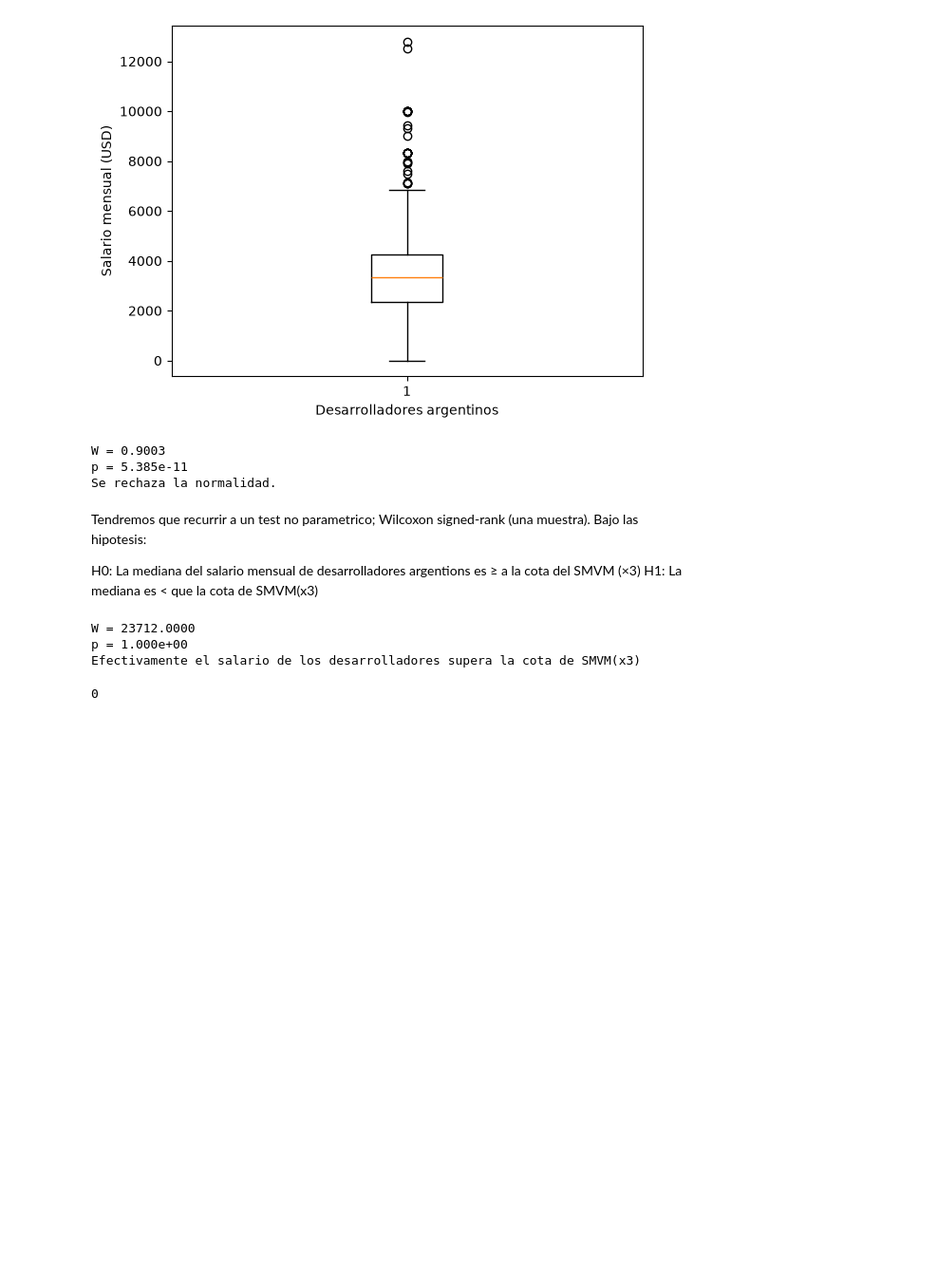
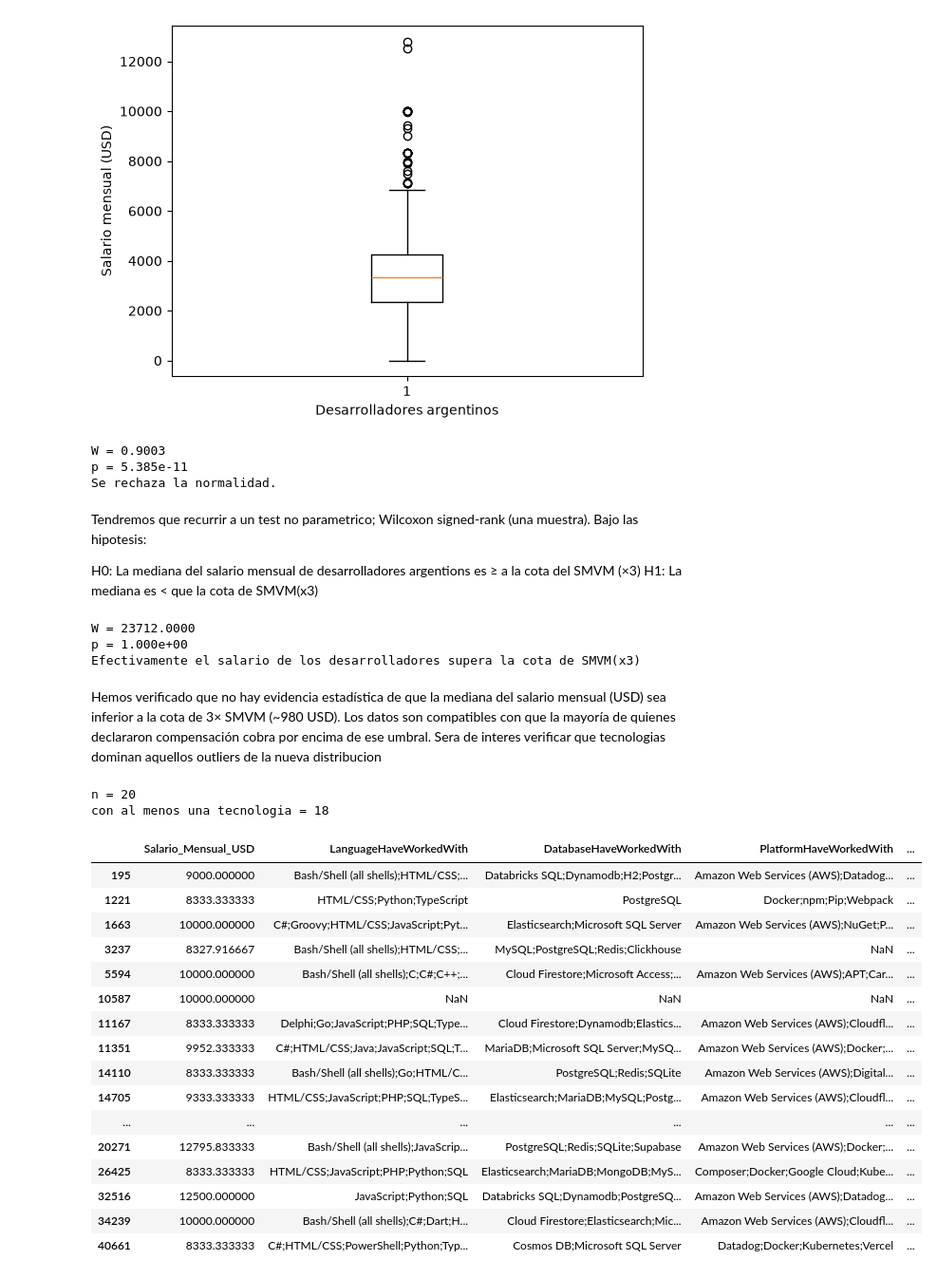
Before and after one commit to MateoGarrido13/StackOverflow-G23, a Jupyter notebook: Grupo23-Fund_C_Datos-StackOverflow.ipynb, the cells around one changed output. Shown at 95% size. Cells and saved outputs as stored; diff of their text form; code cells hidden in the pictures; blank space fills up the shorter version.

```diff
--- a/Grupo23-Fund_C_Datos-StackOverflow.ipynb
+++ b/Grupo23-Fund_C_Datos-StackOverflow.ipynb
@@ -798,6 +798,47 @@ print("Se rechaza la hipotesis, LA mediana de dichos desarrolladores es menor a
 W = 23712.0000
 p = 1.000e+00
 Efectivamente el salario de los desarrolladores supera la cota de SMVM(x3)
+# %% [markdown]
+Hemos verificado que no hay evidencia estadística de que la mediana del salario mensual (USD) sea inferior a la cota de 3× SMVM (~980 USD). Los datos son compatibles con que la mayoría de quienes declararon compensación cobra por encima de ese umbral.
+Sera de interes verificar que tecnologias dominan aquellos outliers de la nueva distribucion
 # %%
+# Sueldos mensuales observados por encima de 8000 USD.
+# La mediana imputada queda por debajo de ese corte, asi que estas filas no fueron rellenadas.
+tech_cols = [
+    "LanguageHaveWorkedWith",
+    "DatabaseHaveWorkedWith",
+    "PlatformHaveWorkedWith",
+    "WebframeHaveWorkedWith",
+    "DevEnvsHaveWorkedWith",
+    "AIModelsHaveWorkedWith",
+]
+
+df_arg_altos = df_arg.loc[df_arg["Salario_Mensual_USD"] > 8000].copy()
+df_arg_altos = df_arg_altos.join(df_interes.loc[df_arg_altos.index, tech_cols])
+
+con_tecnologia = df_arg_altos[tech_cols].notna().any(axis=1).sum()
+print(f"n = {len(df_arg_altos)}")
+print(f"con al menos una tecnologia = {con_tecnologia}")
+df_arg_altos[["Salario_Mensual_USD", *tech_cols]]
+
+#
 # %% [output]
-0
+n = 20
+con al menos una tecnologia = 18
+|  | Salario_Mensual_USD | LanguageHaveWorkedWith | DatabaseHaveWorkedWith | PlatformHaveWorkedWith | ... |
+| 195 | 9000.000000 | Bash/Shell (all shells);HTML/CSS;... | Databricks SQL;Dynamodb;H2;Postgr... | Amazon Web Services (AWS);Datadog... | ... |
+| 1221 | 8333.333333 | HTML/CSS;Python;TypeScript | PostgreSQL | Docker;npm;Pip;Webpack | ... |
+| 1663 | 10000.000000 | C#;Groovy;HTML/CSS;JavaScript;Pyt... | Elasticsearch;Microsoft SQL Server | Amazon Web Services (AWS);NuGet;P... | ... |
+| 3237 | 8327.916667 | Bash/Shell (all shells);HTML/CSS;... | MySQL;PostgreSQL;Redis;Clickhouse | NaN | ... |
+| 5594 | 10000.000000 | Bash/Shell (all shells);C;C#;C++;... | Cloud Firestore;Microsoft Access;... | Amazon Web Services (AWS);APT;Car... | ... |
+| 10587 | 10000.000000 | NaN | NaN | NaN | ... |
+| 11167 | 8333.333333 | Delphi;Go;JavaScript;PHP;SQL;Type... | Cloud Firestore;Dynamodb;Elastics... | Amazon Web Services (AWS);Cloudfl... | ... |
+| 11351 | 9952.333333 | C#;HTML/CSS;Java;JavaScript;SQL;T... | MariaDB;Microsoft SQL Server;MySQ... | Amazon Web Services (AWS);Docker;... | ... |
+| 14110 | 8333.333333 | Bash/Shell (all shells);Go;HTML/C... | PostgreSQL;Redis;SQLite | Amazon Web Services (AWS);Digital... | ... |
+| 14705 | 9333.333333 | HTML/CSS;JavaScript;PHP;SQL;TypeS... | Elasticsearch;MariaDB;MySQL;Postg... | Amazon Web Services (AWS);Cloudfl... | ... |
+| ... | ... | ... | ... | ... | ... |
+| 20271 | 12795.833333 | Bash/Shell (all shells);JavaScrip... | PostgreSQL;Redis;SQLite;Supabase | Amazon Web Services (AWS);Docker;... | ... |
+| 26425 | 8333.333333 | HTML/CSS;JavaScript;PHP;Python;SQL | Elasticsearch;MariaDB;MongoDB;MyS... | Composer;Docker;Google Cloud;Kube... | ... |
+| 32516 | 12500.000000 | JavaScript;Python;SQL | Databricks SQL;Dynamodb;PostgreSQ... | Amazon Web Services (AWS);Datadog... | ... |
+| 34239 | 10000.000000 | Bash/Shell (all shells);C#;Dart;H... | Cloud Firestore;Elasticsearch;Mic... | Amazon Web Services (AWS);Cloudfl... | ... |
+| 40661 | 8333.333333 | C#;HTML/CSS;PowerShell;Python;Typ... | Cosmos DB;Microsoft SQL Server | Datadog;Docker;Kubernetes;Vercel | ... |
```
Also changed, not shown: parts of 3 cells of this notebook.
